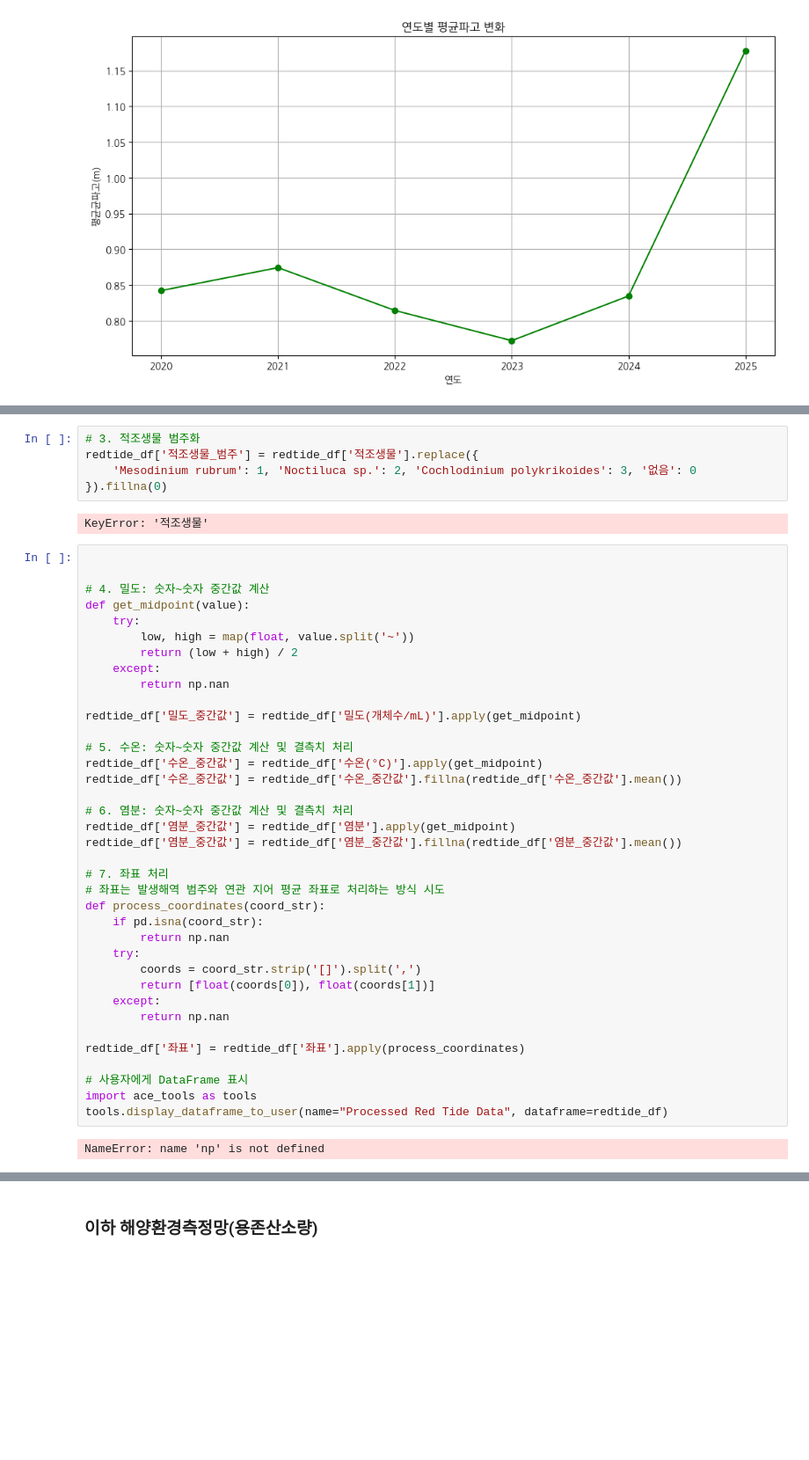
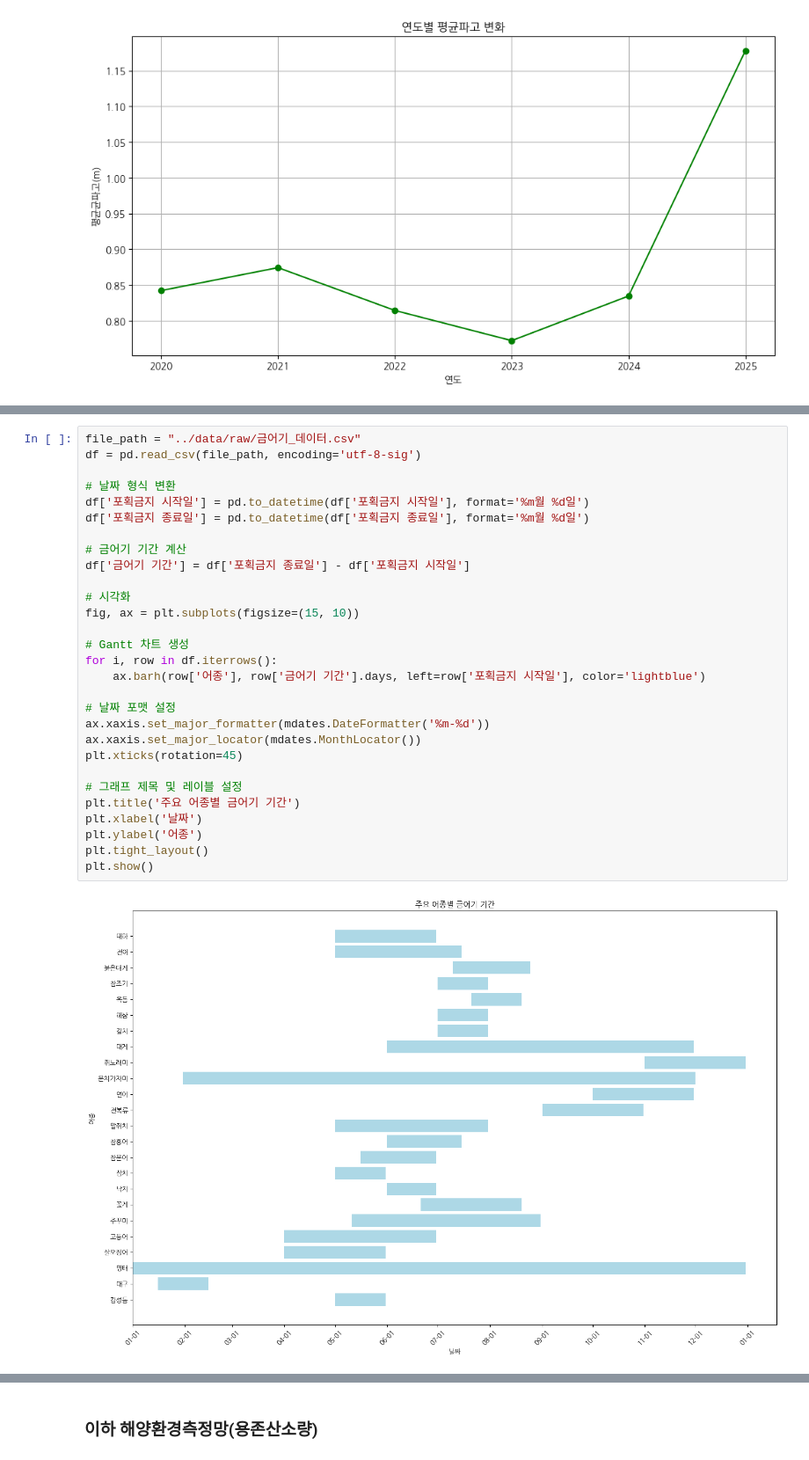
Before and after one commit to vhf1030/Pisces, a Jupyter notebook: notebooks/기상상황.ipynb, the cells around one changed output, grey strips where cells are left out. Shown at 88% size. Cells and saved outputs as stored; diff of their text form; blank space fills up the shorter version.

```diff
--- a/notebooks/기상상황.ipynb
+++ b/notebooks/기상상황.ipynb
@@ -173,46 +133,31 @@ redtide_df.head()
-# %%
-# 3. 적조생물 범주화
-redtide_df['적조생물_범주'] = redtide_df['적조생물'].replace({
-    'Mesodinium rubrum': 1, 'Noctiluca sp.': 2, 'Cochlodinium polykrikoides': 3, '없음': 0
-}).fillna(0)
-# %% [output]
-KeyError: '적조생물'
-# %%
-
-
-# 4. 밀도: 숫자~숫자 중간값 계산
-def get_midpoint(value):
-    try:
-        low, high = map(float, value.split('~'))
-        return (low + high) / 2
-    except:
-        return np.nan
-
-redtide_df['밀도_중간값'] = redtide_df['밀도(개체수/mL)'].apply(get_midpoint)
-
-# 5. 수온: 숫자~숫자 중간값 계산 및 결측치 처리
-redtide_df['수온_중간값'] = redtide_df['수온(°C)'].apply(get_midpoint)
-redtide_df['수온_중간값'] = redtide_df['수온_중간값'].fillna(redtide_df['수온_중간값'].mean())
-
-# 6. 염분: 숫자~숫자 중간값 계산 및 결측치 처리
-redtide_df['염분_중간값'] = redtide_df['염분'].apply(get_midpoint)
-redtide_df['염분_중간값'] = redtide_df['염분_중간값'].fillna(redtide_df['염분_중간값'].mean())
-
-# 7. 좌표 처리
-# 좌표는 발생해역 범주와 연관 지어 평균 좌표로 처리하는 방식 시도
-def process_coordinates(coord_str):
-    if pd.isna(coord_str):
-        return np.nan
-    try:
-        coords = coord_str.strip('[]').split(',')
-        return [float(coords[0]), float(coords[1])]
-    except:
-        return np.nan
-
-redtide_df['좌표'] = redtide_df['좌표'].apply(process_coordinates)
-
-# 사용자에게 DataFrame 표시
-import ace_tools as tools
-tools.display_dataframe_to_user(name="Processed Red Tide Data", dataframe=redtide_df)
-# %% [output]
-NameError: name 'np' is not defined
+# %%
+file_path = "../data/raw/금어기_데이터.csv"
+df = pd.read_csv(file_path, encoding='utf-8-sig')
+
+# 날짜 형식 변환
+df['포획금지 시작일'] = pd.to_datetime(df['포획금지 시작일'], format='%m월 %d일')
+df['포획금지 종료일'] = pd.to_datetime(df['포획금지 종료일'], format='%m월 %d일')
+
+# 금어기 기간 계산
+df['금어기 기간'] = df['포획금지 종료일'] - df['포획금지 시작일']
+
+# 시각화
+fig, ax = plt.subplots(figsize=(15, 10))
+
+# Gantt 차트 생성
+for i, row in df.iterrows():
+    ax.barh(row['어종'], row['금어기 기간'].days, left=row['포획금지 시작일'], color='lightblue')
+
+# 날짜 포맷 설정
+ax.xaxis.set_major_formatter(mdates.DateFormatter('%m-%d'))
+ax.xaxis.set_major_locator(mdates.MonthLocator())
+plt.xticks(rotation=45)
+
+# 그래프 제목 및 레이블 설정
+plt.title('주요 어종별 금어기 기간')
+plt.xlabel('날짜')
+plt.ylabel('어종')
+plt.tight_layout()
+plt.show()
+# %% [output]
+[figure, added]
```
Also changed, not shown: parts of 9 cells of this notebook, 3 other files.
